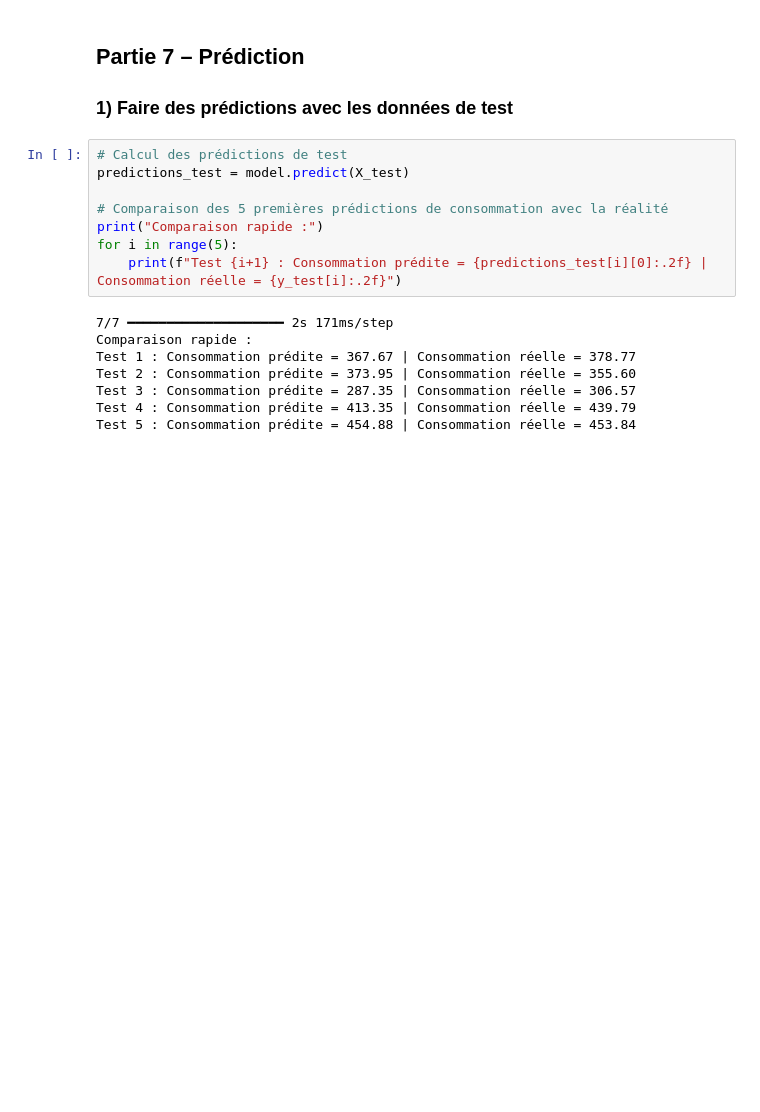
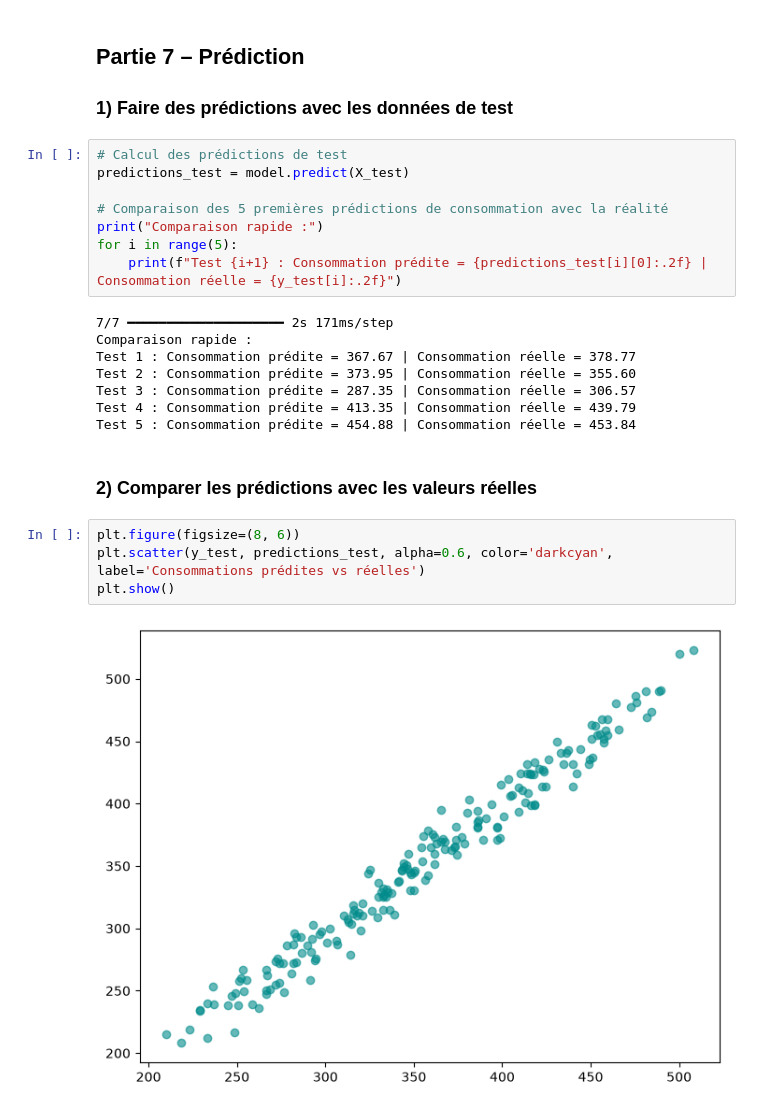
Before and after one commit to DIOPBARHAM/atelier_tensorflow_iot, a Jupyter notebook: notebooks/atelier_tensorflow_iot.ipynb, the cells around one changed output. Cells and saved outputs as stored; diff of their text form; blank space fills up the shorter version.

Commit message:
2) Comparer les prédictions avec les valeurs réelles

```diff
--- a/notebooks/atelier_tensorflow_iot.ipynb
+++ b/notebooks/atelier_tensorflow_iot.ipynb
@@ -279,3 +279,11 @@ Test 2 : Consommation prédite = 373.95 | Consommation réelle = 355.60
 Test 3 : Consommation prédite = 287.35 | Consommation réelle = 306.57
 Test 4 : Consommation prédite = 413.35 | Consommation réelle = 439.79
 Test 5 : Consommation prédite = 454.88 | Consommation réelle = 453.84
+# %% [markdown]
+### 2) Comparer les prédictions avec les valeurs réelles
+# %%
+plt.figure(figsize=(8, 6))
+plt.scatter(y_test, predictions_test, alpha=0.6, color='darkcyan', label='Consommations prédites vs réelles')
+plt.show()
+# %% [output]
+[figure, added]
```
